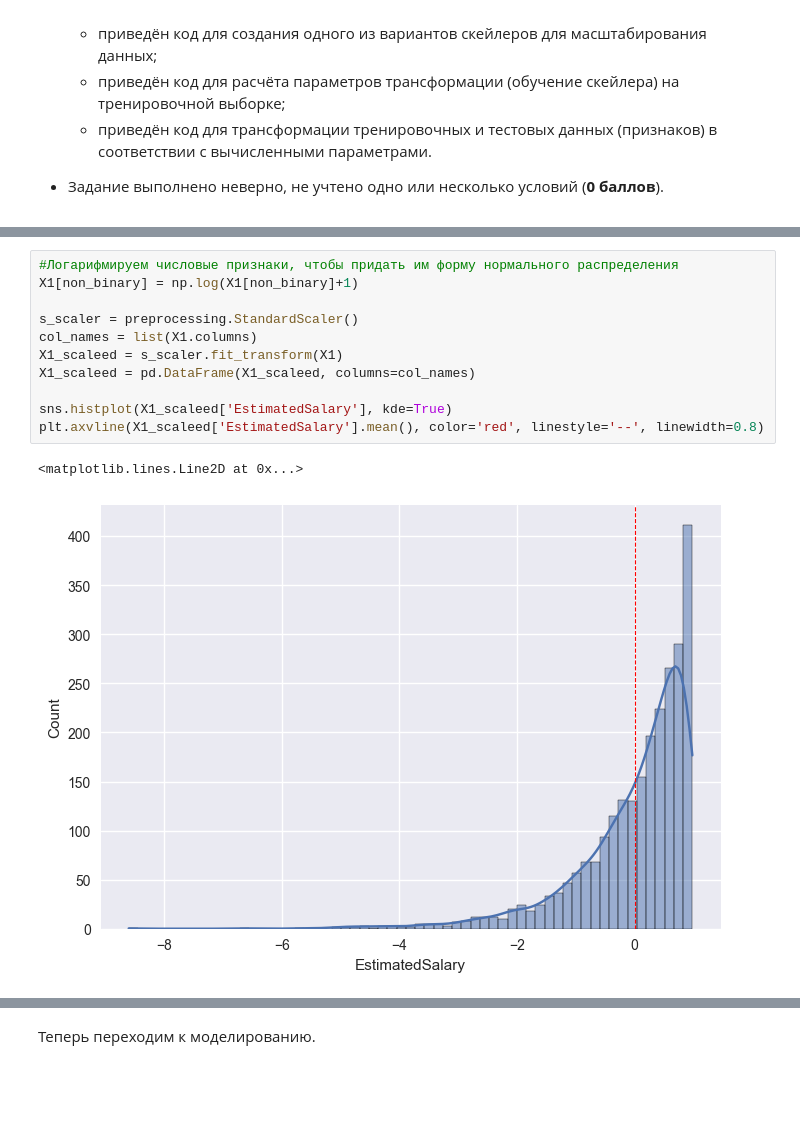
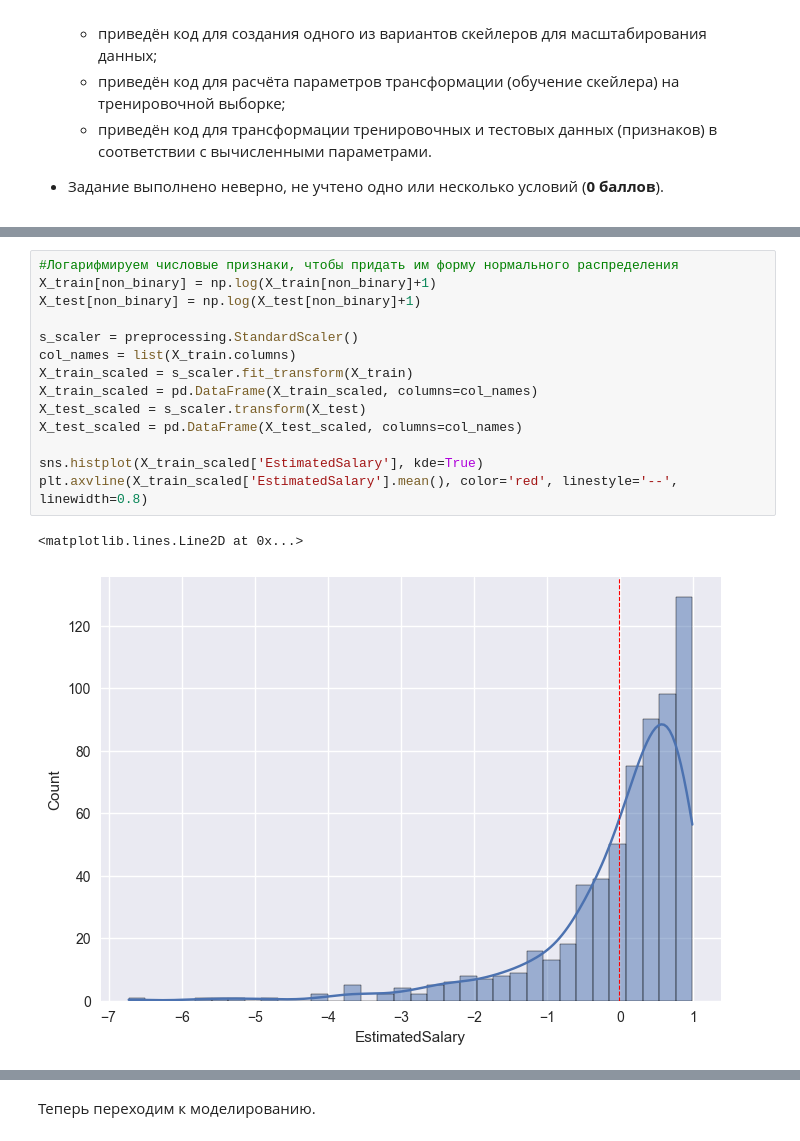
Before and after one commit to Lepnik/data_science_lnv, a Jupyter notebook: ML/ML-3/ML-3._Практика._Ноутбук-Lepnik.ipynb, the cells around one changed output, grey strips where cells are left out. Saved outputs shown, nothing was run; the diff lists cells and outputs as text; blank space fills up the shorter version.

```diff
--- a/ML/ML-3/ML-3._Практика._Ноутбук-Lepnik.ipynb
+++ b/ML/ML-3/ML-3._Практика._Ноутбук-Lepnik.ipynb
@@ -428,14 +437,17 @@ plt.axvline(X1['EstimatedSalary'].mean(), color='red', linestyle='--', linewidth
 # %%
 #Логарифмируем числовые признаки, чтобы придать им форму нормального распределения
-X1[non_binary] = np.log(X1[non_binary]+1)
+X_train[non_binary] = np.log(X_train[non_binary]+1)
+X_test[non_binary] = np.log(X_test[non_binary]+1)
 
 s_scaler = preprocessing.StandardScaler()
-col_names = list(X1.columns)
-X1_scaleed = s_scaler.fit_transform(X1)
-X1_scaleed = pd.DataFrame(X1_scaleed, columns=col_names)
+col_names = list(X_train.columns)
+X_train_scaled = s_scaler.fit_transform(X_train)
+X_train_scaled = pd.DataFrame(X_train_scaled, columns=col_names)
+X_test_scaled = s_scaler.transform(X_test)
+X_test_scaled = pd.DataFrame(X_test_scaled, columns=col_names)
 
-sns.histplot(X1_scaleed['EstimatedSalary'], kde=True)
-plt.axvline(X1_scaleed['EstimatedSalary'].mean(), color='red', linestyle='--', linewidth=0.8)
+sns.histplot(X_train_scaled['EstimatedSalary'], kde=True)
+plt.axvline(X_train_scaled['EstimatedSalary'].mean(), color='red', linestyle='--', linewidth=0.8)
 # %% [output]
 <matplotlib.lines.Line2D at 0x...>
-[figure, old version]
+[figure, new version]
```
Also changed, not shown: parts of 11 cells of this notebook.
